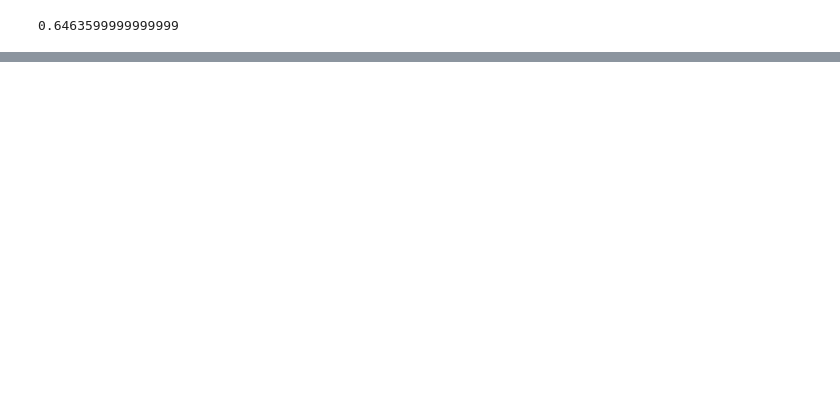
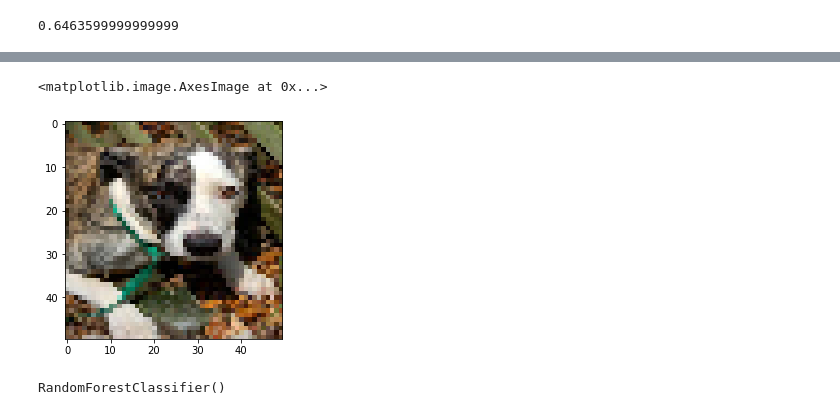
Before and after one commit to or-yitshak/Final-Project-Semester-B, a Jupyter notebook: Cats & Dogs.ipynb, the cells around one changed output, grey strips where cells are left out. Saved outputs shown, nothing was run; the diff lists cells and outputs as text; code cells hidden in the pictures; blank space fills up the shorter version.

```diff
--- a/Cats & Dogs.ipynb
+++ b/Cats & Dogs.ipynb
@@ -327,0 +428,2 @@ cross_val_score(stc2,data,target,scoring='accuracy').mean()
+# %%
+df2 = pd.read_csv(r'C:\Users\anitay\Desktop\Ors folder\cnd.csv')
@@ -327,0 +440,3 @@ cross_val_score(stc2,data,target,scoring='accuracy').mean()
+# %%
+df2_suffled = df2.sample(frac=1,random_state=0)
+df2_suffled
@@ -327,0 +469,4 @@ cross_val_score(stc2,data,target,scoring='accuracy').mean()
+# %%
+train = df2_suffled.iloc[5000:]
+train.reset_index(drop=True,inplace=True)
+train.head()
@@ -327,0 +481,8 @@ cross_val_score(stc2,data,target,scoring='accuracy').mean()
+# %%
+train_data = train.drop('label',axis=1)
+train_target = train['label']
+# %%
+plt.imshow(np.flip(np.array(train_data.loc[1]).reshape(50,50,3),2))
+# %% [output]
+<matplotlib.image.AxesImage at 0x...>
+[figure, added]
@@ -327,0 +496,6 @@ cross_val_score(stc2,data,target,scoring='accuracy').mean()
+# %%
+rfc = RandomForestClassifier()
+rfc.fit(scaled_train,train_target)
+rfc
+# %% [output]
+RandomForestClassifier()
```
Also changed, not shown: parts of 120 cells of this notebook.
